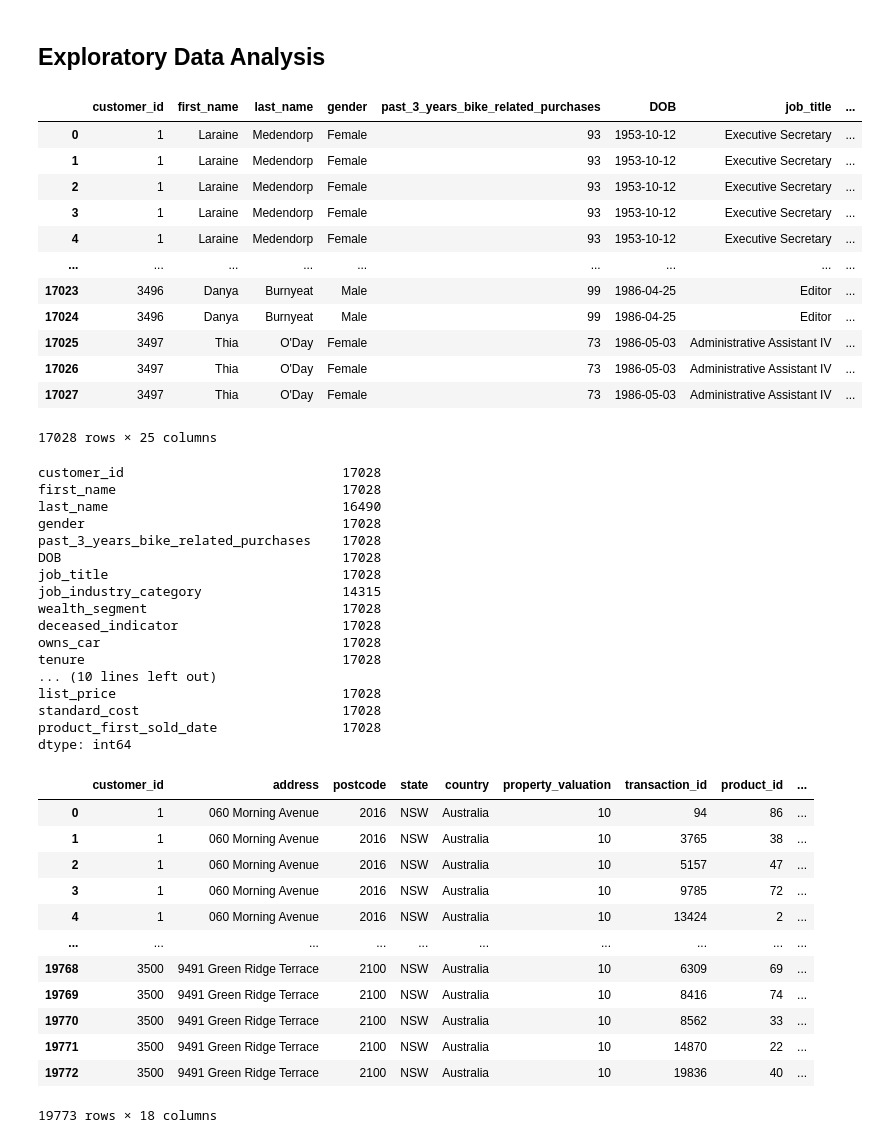
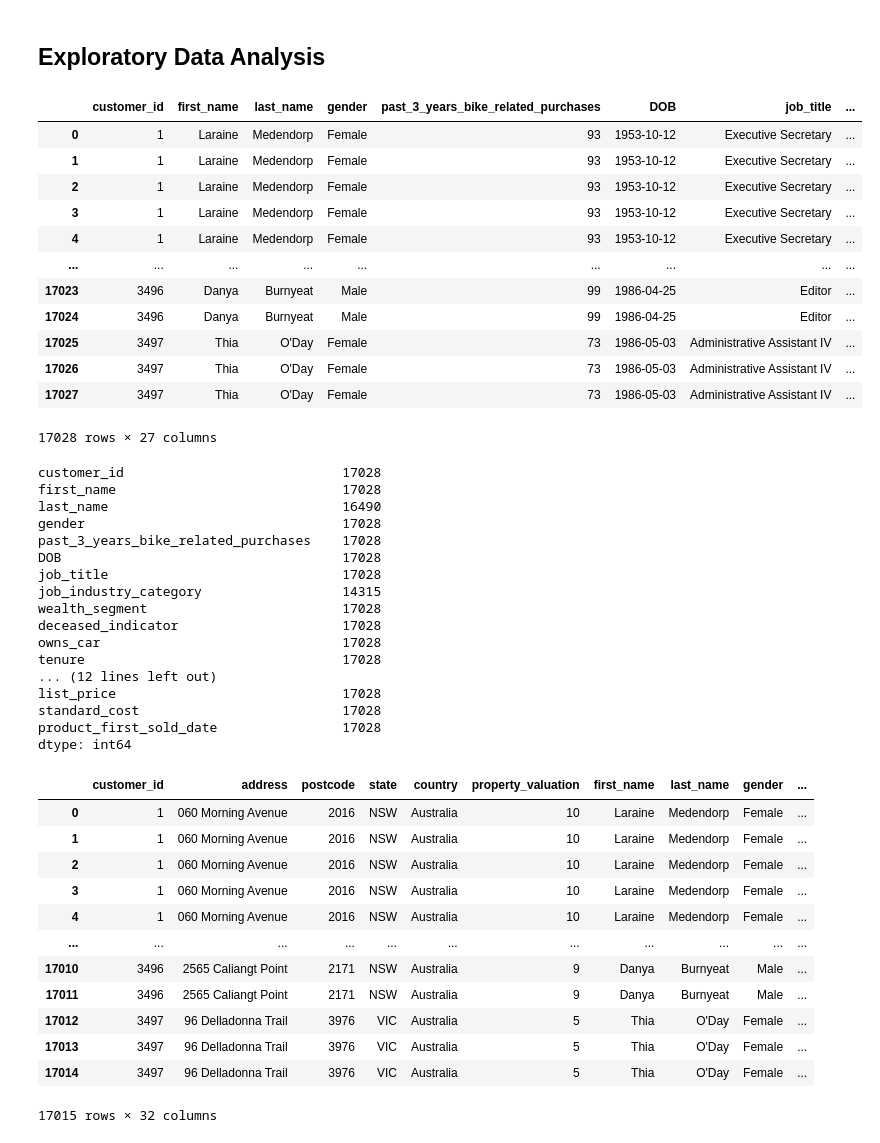
Before and after one commit to jeremychiaa/kpmg-virtual-internship, a Jupyter notebook: sprocket_script.ipynb, the cells around one changed output. Saved outputs shown, nothing was run; the diff lists cells and outputs as text; code cells hidden in the pictures.

```diff
--- a/sprocket_script.ipynb
+++ b/sprocket_script.ipynb
@@ -89,3 +89,6 @@ cleaned_customer_demographic_xls = cleaned_customer_demographic_xls[cleaned_cust
 # Add age column
 now = pd.Timestamp("now")
 cleaned_customer_demographic_xls["age"] = (now - cleaned_customer_demographic_xls["DOB"]).astype("<m8[Y]")
+# %%
+# Create age bins for analysis later
+cleaned_customer_demographic_xls["age_bins"] = pd.cut(x=cleaned_customer_demographic_xls['age'], bins=[10, 19, 29, 39, 49, 59, 69, 79, 89])
@@ -92,3 +100,5 @@ cleaned_customer_demographic_xls["age"] = (now - cleaned_customer_demographic_xl
+# %%
+cleaned_customer_demographic_xls["age_by_decade"] = pd.cut(x=cleaned_customer_demographic_xls['age'], bins=[10, 19, 29, 39, 49, 59, 69, 79, 89], labels=["10s", "20s", "30s", "40s", "50s", "60s", "70s", "80s"])
 # %%
 # Check for gender unique values
 cleaned_customer_demographic_xls["gender"].value_counts()
@@ -297,7 +311,7 @@ merged_transactions_demographics
 | 17025 | 3497 | Thia | O'Day | Female | 73 | 1986-05-03 | Administrative Assistant IV | ... |
 | 17026 | 3497 | Thia | O'Day | Female | 73 | 1986-05-03 | Administrative Assistant IV | ... |
 | 17027 | 3497 | Thia | O'Day | Female | 73 | 1986-05-03 | Administrative Assistant IV | ... |
-17028 rows × 25 columns
+17028 rows × 27 columns
 # %%
 merged_transactions_demographics.count()
 # %% [output]
@@ -313,29 +327,29 @@ wealth_segment                         17028
 deceased_indicator                     17028
 owns_car                               17028
 tenure                                 17028
-... (10 lines left out)
+... (12 lines left out)
 list_price                             17028
 standard_cost                          17028
 product_first_sold_date                17028
 dtype: int64
 # %%
 # Merge customer address and transactions dataframes
-merged_transactions_address = pd.merge(cleaned_customer_address_xls, cleaned_transactions_xls, on="customer_id", how="inner")
+merged_transactions_address = pd.merge(cleaned_customer_address_xls, merged_transactions_demographics, on="customer_id", how="inner")
 merged_transactions_address
 # %% [output]
-|  | customer_id | address | postcode | state | country | property_valuation | transaction_id | product_id | ... |
-| 0 | 1 | 060 Morning Avenue | 2016 | NSW | Australia | 10 | 94 | 86 | ... |
-| 1 | 1 | 060 Morning Avenue | 2016 | NSW | Australia | 10 | 3765 | 38 | ... |
-| 2 | 1 | 060 Morning Avenue | 2016 | NSW | Australia | 10 | 5157 | 47 | ... |
-| 3 | 1 | 060 Morning Avenue | 2016 | NSW | Australia | 10 | 9785 | 72 | ... |
-| 4 | 1 | 060 Morning Avenue | 2016 | NSW | Australia | 10 | 13424 | 2 | ... |
-| ... | ... | ... | ... | ... | ... | ... | ... | ... | ... |
-| 19768 | 3500 | 9491 Green Ridge Terrace | 2100 | NSW | Australia | 10 | 6309 | 69 | ... |
-| 19769 | 3500 | 9491 Green Ridge Terrace | 2100 | NSW | Australia | 10 | 8416 | 74 | ... |
-| 19770 | 3500 | 9491 Green Ridge Terrace | 2100 | NSW | Australia | 10 | 8562 | 33 | ... |
-| 19771 | 3500 | 9491 Green Ridge Terrace | 2100 | NSW | Australia | 10 | 14870 | 22 | ... |
-| 19772 | 3500 | 9491 Green Ridge Terrace | 2100 | NSW | Australia | 10 | 19836 | 40 | ... |
+|  | customer_id | address | postcode | state | country | property_valuation | first_name | last_name | gender | ... |
+| 0 | 1 | 060 Morning Avenue | 2016 | NSW | Australia | 10 | Laraine | Medendorp | Female | ... |
+| 1 | 1 | 060 Morning Avenue | 2016 | NSW | Australia | 10 | Laraine | Medendorp | Female | ... |
+| 2 | 1 | 060 Morning Avenue | 2016 | NSW | Australia | 10 | Laraine | Medendorp | Female | ... |
+| 3 | 1 | 060 Morning Avenue | 2016 | NSW | Australia | 10 | Laraine | Medendorp | Female | ... |
+| 4 | 1 | 060 Morning Avenue | 2016 | NSW | Australia | 10 | Laraine | Medendorp | Female | ... |
+| ... | ... | ... | ... | ... | ... | ... | ... | ... | ... | ... |
+| 17010 | 3496 | 2565 Caliangt Point | 2171 | NSW | Australia | 9 | Danya | Burnyeat | Male | ... |
+| 17011 | 3496 | 2565 Caliangt Point | 2171 | NSW | Australia | 9 | Danya | Burnyeat | Male | ... |
+| 17012 | 3497 | 96 Delladonna Trail | 3976 | VIC | Australia | 5 | Thia | O'Day | Female | ... |
+| 17013 | 3497 | 96 Delladonna Trail | 3976 | VIC | Australia | 5 | Thia | O'Day | Female | ... |
+| 17014 | 3497 | 96 Delladonna Trail | 3976 | VIC | Australia | 5 | Thia | O'Day | Female | ... |
-19773 rows × 18 columns
+17015 rows × 32 columns
 # %%
 merged_transactions_address.count()
 # %% [output]
```
Also changed, not shown: parts of 19 cells of this notebook.
